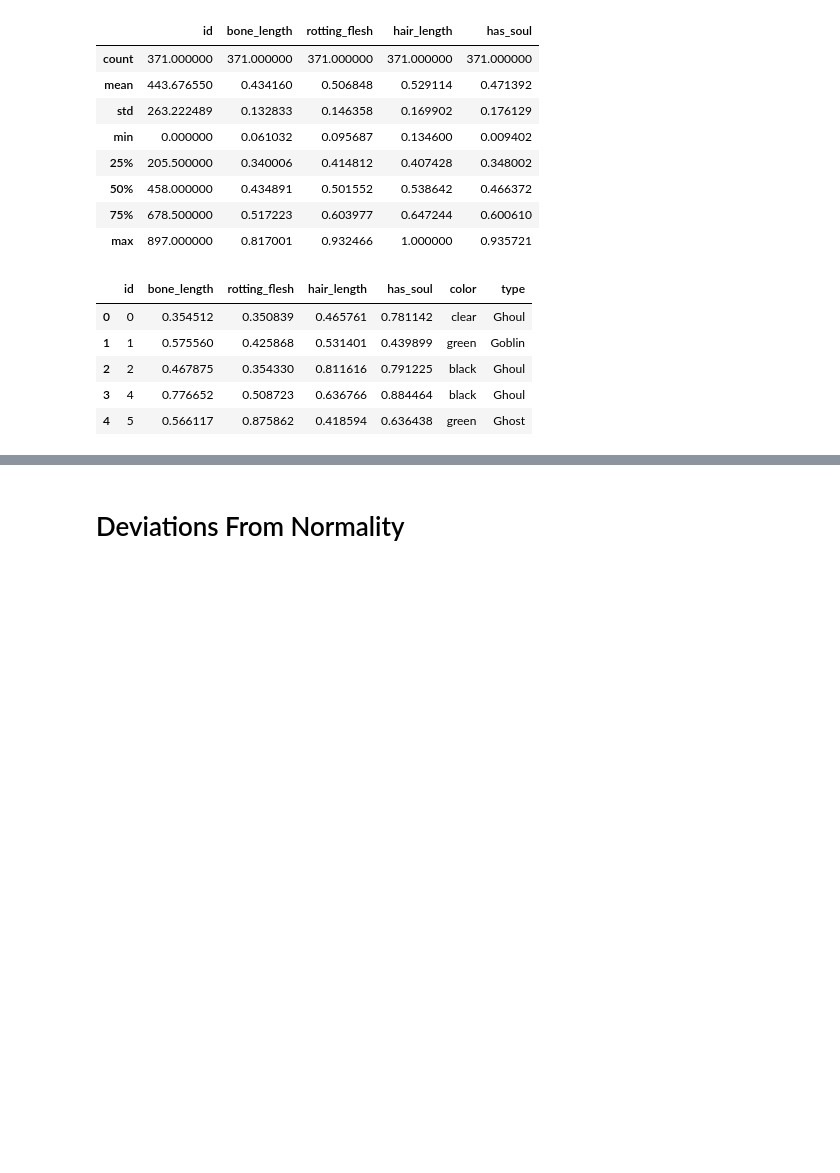
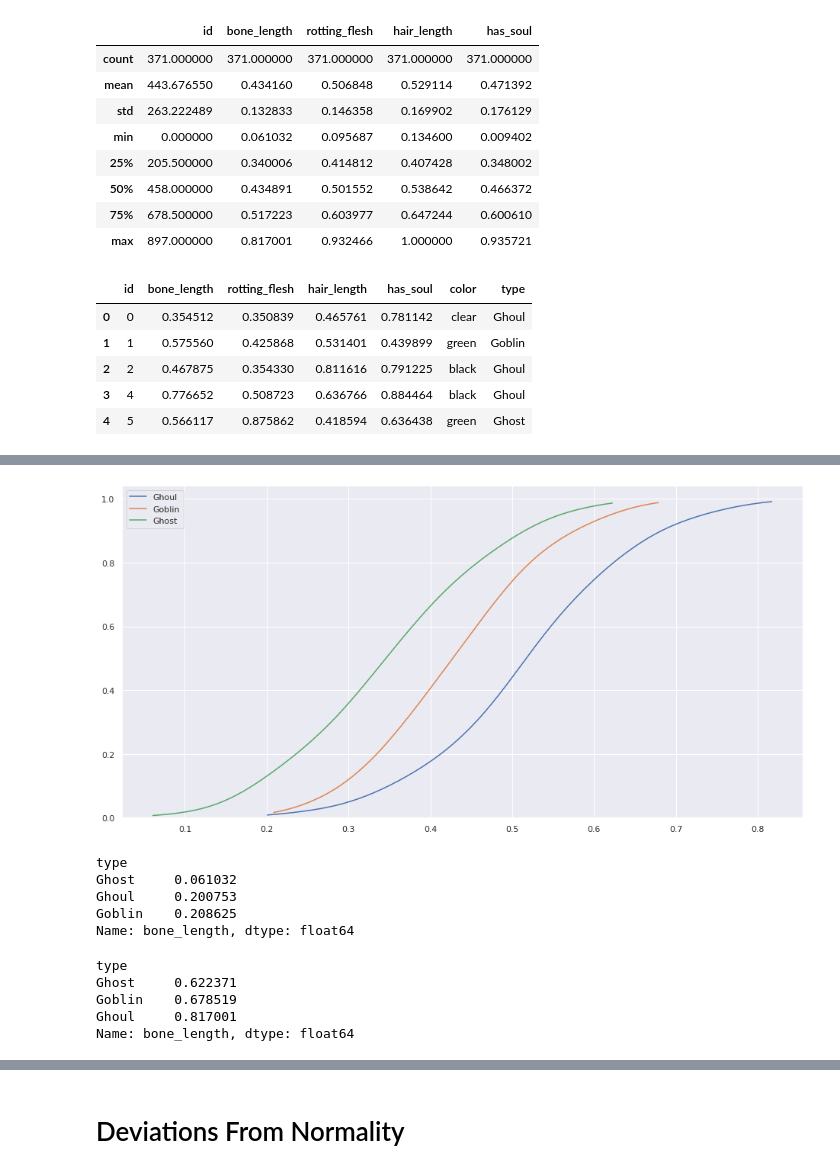
Before and after one commit to it176131/Ghouls-Goblins-and-Ghosts...-Boo-, a Jupyter notebook: Ghouls, Goblins, and Ghosts... Boo!.ipynb, the cells around one changed output, grey strips where cells are left out. Saved outputs shown, nothing was run; the diff lists cells and outputs as text; code cells hidden in the pictures; blank space fills up the shorter version.

```diff
--- a/Ghouls, Goblins, and Ghosts... Boo!.ipynb
+++ b/Ghouls, Goblins, and Ghosts... Boo!.ipynb
@@ -134,0 +158,26 @@ for i in c:
+# %%
+fig, ax = plt.subplots(figsize=(16,8))
+
+for ggg in train.type.unique():
+
+    sns.kdeplot(
+        data=train.loc[train.type == ggg, 'bone_length'],
+        cumulative=True,
+        cut=0,
+        label=ggg,
+        ax=ax,
+    )
+# %% [output]
+[figure, added]
+# %%
+lower_bone_length = train.groupby([
+    'type',
+]).bone_length.min().sort_values()
+
+lower_bone_length
+# %% [output]
+type
+Ghost     0.061032
+Ghoul     0.200753
+Goblin    0.208625
+Name: bone_length, dtype: float64
@@ -134,0 +186,12 @@ for i in c:
+# %%
+upper_bone_length = train.groupby([
+    'type',
+]).bone_length.max().sort_values()
+
+upper_bone_length
+# %% [output]
+type
+Ghost     0.622371
+Goblin    0.678519
+Ghoul     0.817001
+Name: bone_length, dtype: float64
```
Also changed, not shown: parts of 215 cells of this notebook, 1 other file.
